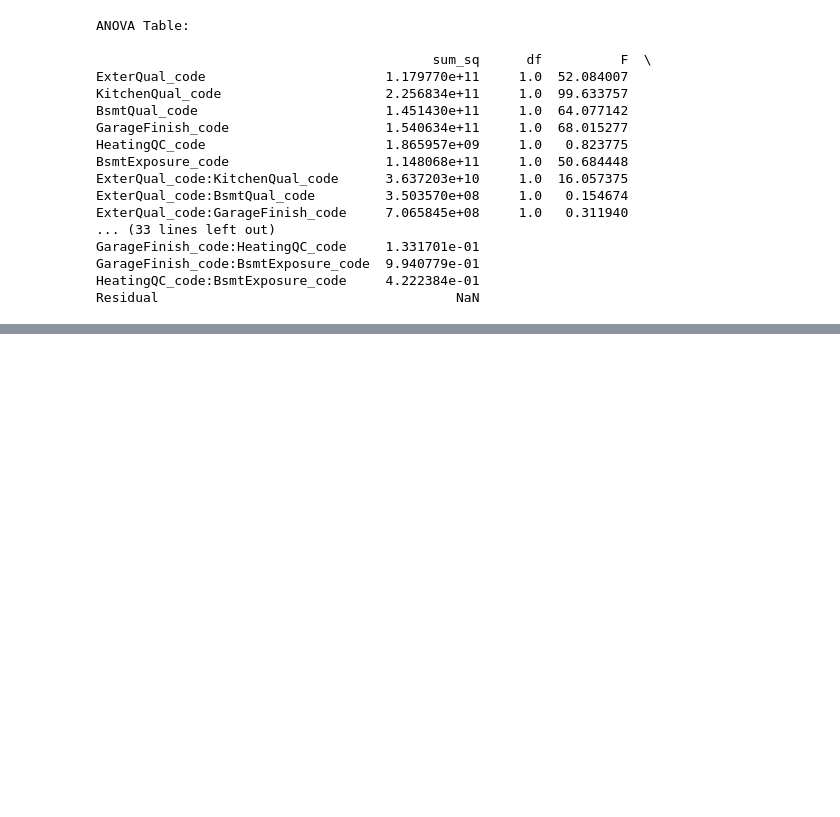
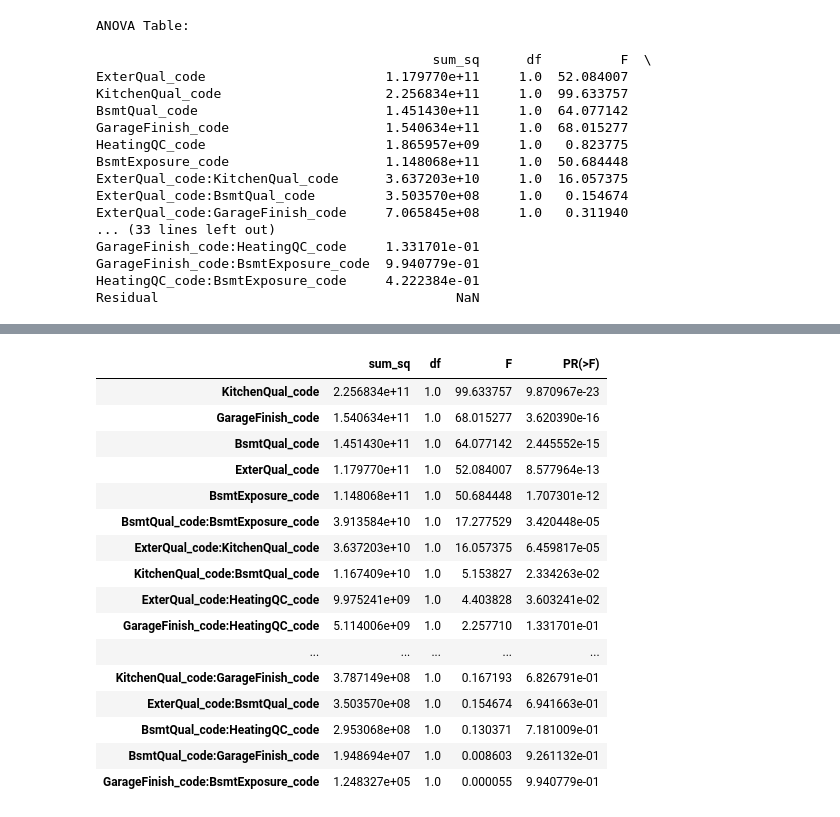
Before and after one commit to HardyUnine/House-Prices-Model, a Jupyter notebook: notebooks/2_factorial_design_anova.ipynb, the cells around one changed output, grey strips where cells are left out. Cells and saved outputs as stored; diff of their text form; code cells hidden in the pictures; blank space fills up the shorter version.

Commit message:
Changed a lot on 2_factorial_design_anova.ipynb, under what you initially wrote.

```diff
--- a/notebooks/2_factorial_design_anova.ipynb
+++ b/notebooks/2_factorial_design_anova.ipynb
@@ -76,0 +85,24 @@ plt.show()
+# %%
+# Perform ANOVA
+anova_table = sm.stats.anova_lm(model, typ=2)
+anova_table = anova_table.drop(index='Residual', errors='ignore')  # Remove the Residual row if present
+anova_table.sort_values('PR(>F)', inplace=True)  # sort by significance
+display(anova_table)
+# %% [output]
+|  | sum_sq | df | F | PR(>F) |
+| KitchenQual_code | 2.256834e+11 | 1.0 | 99.633757 | 9.870967e-23 |
+| GarageFinish_code | 1.540634e+11 | 1.0 | 68.015277 | 3.620390e-16 |
+| BsmtQual_code | 1.451430e+11 | 1.0 | 64.077142 | 2.445552e-15 |
+| ExterQual_code | 1.179770e+11 | 1.0 | 52.084007 | 8.577964e-13 |
+| BsmtExposure_code | 1.148068e+11 | 1.0 | 50.684448 | 1.707301e-12 |
+| BsmtQual_code:BsmtExposure_code | 3.913584e+10 | 1.0 | 17.277529 | 3.420448e-05 |
+| ExterQual_code:KitchenQual_code | 3.637203e+10 | 1.0 | 16.057375 | 6.459817e-05 |
+| KitchenQual_code:BsmtQual_code | 1.167409e+10 | 1.0 | 5.153827 | 2.334263e-02 |
+| ExterQual_code:HeatingQC_code | 9.975241e+09 | 1.0 | 4.403828 | 3.603241e-02 |
+| GarageFinish_code:HeatingQC_code | 5.114006e+09 | 1.0 | 2.257710 | 1.331701e-01 |
+| ... | ... | ... | ... | ... |
+| KitchenQual_code:GarageFinish_code | 3.787149e+08 | 1.0 | 0.167193 | 6.826791e-01 |
+| ExterQual_code:BsmtQual_code | 3.503570e+08 | 1.0 | 0.154674 | 6.941663e-01 |
+| BsmtQual_code:HeatingQC_code | 2.953068e+08 | 1.0 | 0.130371 | 7.181009e-01 |
+| BsmtQual_code:GarageFinish_code | 1.948694e+07 | 1.0 | 0.008603 | 9.261132e-01 |
+| GarageFinish_code:BsmtExposure_code | 1.248327e+05 | 1.0 | 0.000055 | 9.940779e-01 |
```
Also changed, not shown: parts of 12 cells of this notebook.
